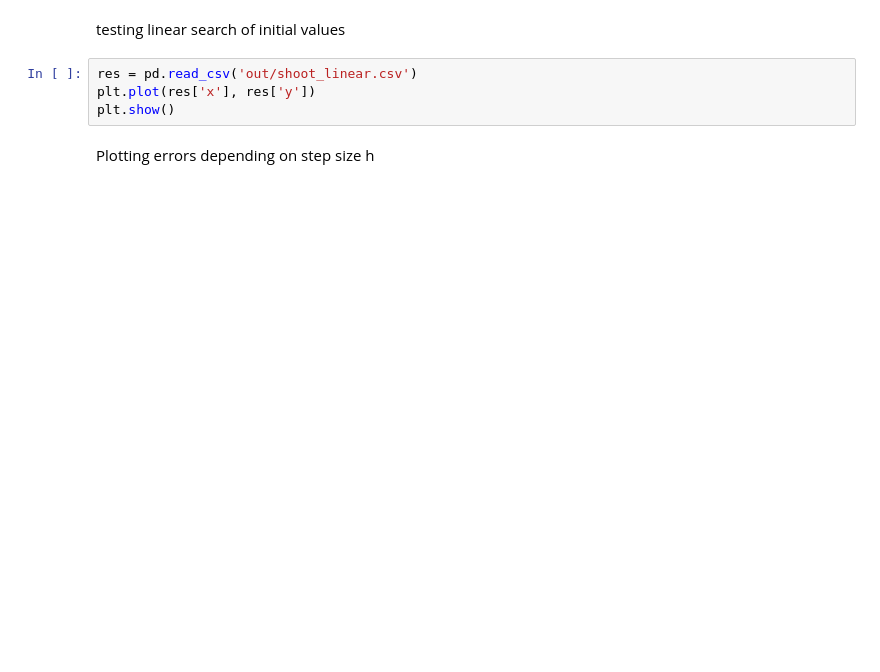
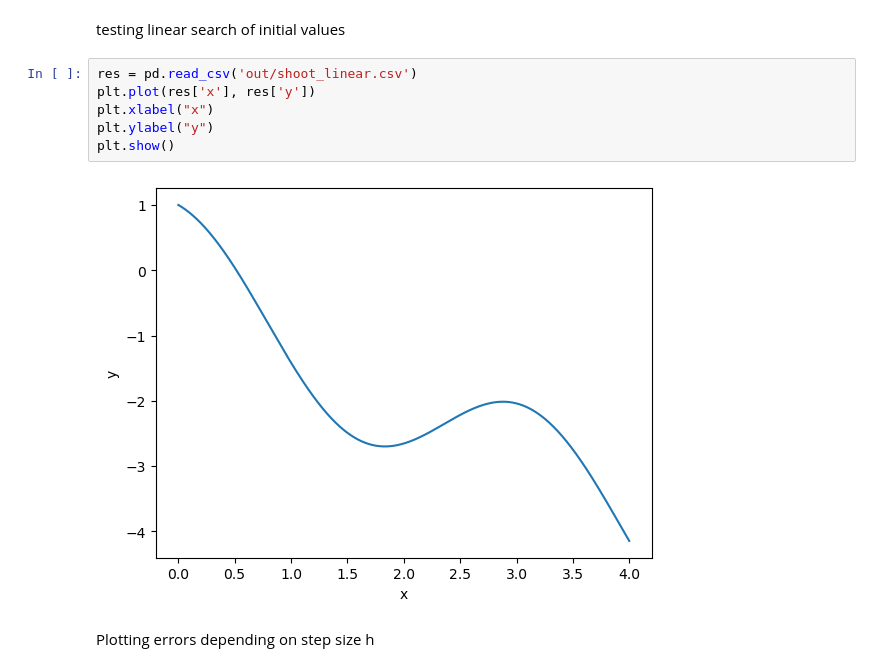
Before and after one commit to KozyrevIN/Computational_math, a Jupyter notebook: Lab_1/plotter.ipynb, the cells around one changed output. Cells and saved outputs as stored; diff of their text form; blank space fills up the shorter version.

```diff
--- a/Lab_1/plotter.ipynb
+++ b/Lab_1/plotter.ipynb
@@ -15,7 +30,11 @@ testing linear search of initial values
 # %%
 res = pd.read_csv('out/shoot_linear.csv')
 plt.plot(res['x'], res['y'])
+plt.xlabel("x")
+plt.ylabel("y")
 plt.show()
+# %% [output]
+[figure, added]
 # %% [markdown]
 Plotting errors depending on step size h
 # %%
```
Also changed, not shown: parts of 6 cells of this notebook, 10 other files.
